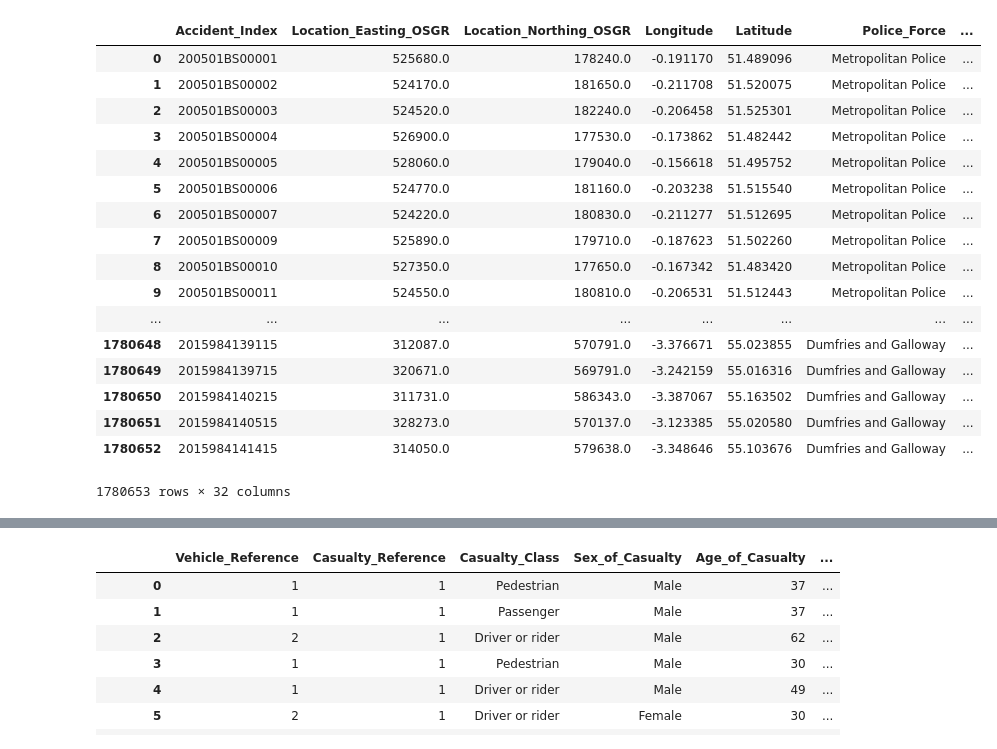
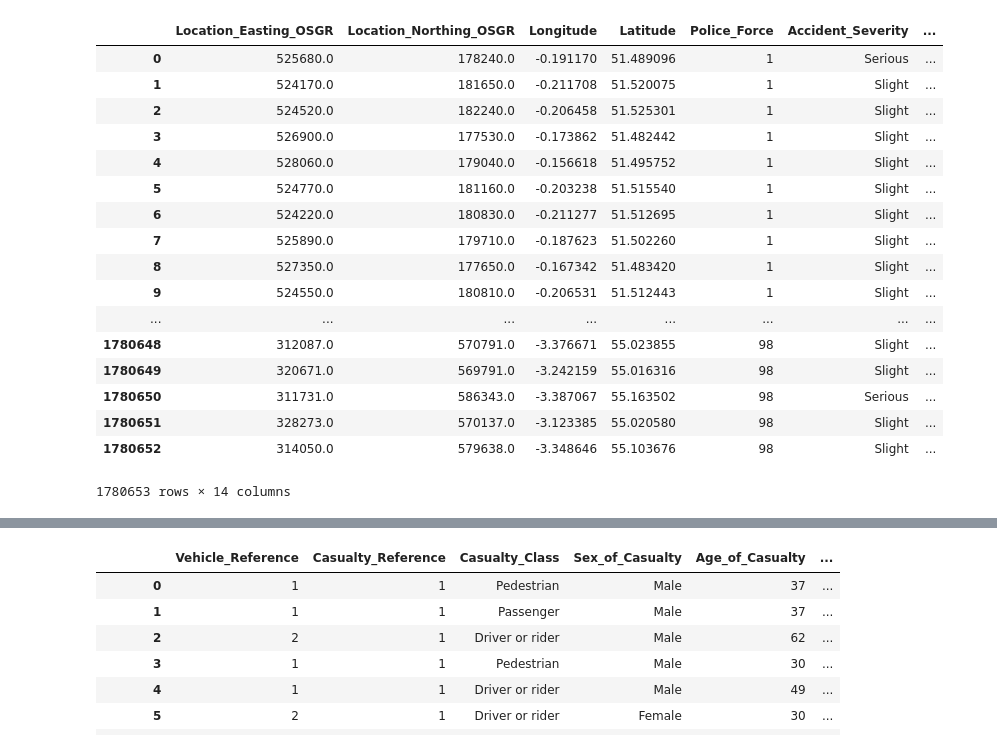
Before and after one commit to am2en/Accidents, a Jupyter notebook: project.ipynb, the cells around one changed output, grey strips where cells are left out. Saved outputs shown, nothing was run; the diff lists cells and outputs as text; code cells hidden in the pictures.

```diff
--- a/project.ipynb
+++ b/project.ipynb
@@ -1,48 +1,48 @@
 # %%
 import pandas as pd
 import matplotlib.pyplot as plt
 import seaborn as sns
 import numpy as np
 
 
 def get_lookupTable(file,code='code',label='label'):
     lookupTable={}
     df_lookupTable =  pd.read_csv(file)
     for i in range(0, len(df_lookupTable)):
         lookupTable[df_lookupTable.iloc[i][code]]=df_lookupTable.iloc[i][label]
     return lookupTable
 
 
-df_Accidents  = pd.read_csv('data/Accidents0515.csv' )
-df_Accidents['Police_Force'].replace(get_lookupTable('data/lookup/Police_Force.csv'), inplace=True)
+df_Accidents  = pd.read_csv('data/Accidents0515.csv' ,usecols=range(1,15) )
+#df_Accidents['Police_Force'].replace(get_lookupTable('data/lookup/Police_Force.csv'), inplace=True)
 df_Accidents['Accident_Severity'].replace(get_lookupTable('data/lookup/Accident_Severity.csv'), inplace=True)
 df_Accidents['Day_of_Week'].replace(get_lookupTable('data/lookup/Day_of_Week.csv'), inplace=True)
-df_Accidents['Local_Authority_(District)'].replace(get_lookupTable('data/lookup/Local_Authority_District.csv'), inplace=True)
-df_Accidents['Local_Authority_(Highway)'].replace(get_lookupTable('data/lookup/Local_Authority_Highway.csv','Code','Label'), inplace=True)
-df_Accidents['Road_Type'].replace(get_lookupTable('data/lookup/Road_Type.csv'), inplace=True)
-df_Accidents['Junction_Detail'].replace(get_lookupTable('data/lookup/Junction_Detail.csv'), inplace=True)
-df_Accidents['Junction_Control'].replace(get_lookupTable('data/lookup/Junction_Control.csv'), inplace=True)
-df_Accidents['2nd_Road_Class'].replace(get_lookupTable('data/lookup/Road_Class.csv'), inplace=True)
-df_Accidents['Light_Conditions'].replace(get_lookupTable('data/lookup/Light_Conditions.csv'), inplace=True)
-df_Accidents['Urban_or_Rural_Area'].replace(get_lookupTable('data/lookup/Urban_Rural.csv'), inplace=True)
-df_Accidents['Did_Police_Officer_Attend_Scene_of_Accident'].replace(get_lookupTable('data/lookup/Police_Officer_Attend.csv'), inplace=True)
+#df_Accidents['Local_Authority_(District)'].replace(get_lookupTable('data/lookup/Local_Authority_District.csv'), inplace=True)
+#df_Accidents['Local_Authority_(Highway)'].replace(get_lookupTable('data/lookup/Local_Authority_Highway.csv','Code','Label'), inplace=True)
+#df_Accidents['Road_Type'].replace(get_lookupTable('data/lookup/Road_Type.csv'), inplace=True)
+#df_Accidents['Junction_Detail'].replace(get_lookupTable('data/lookup/Junction_Detail.csv'), inplace=True)
+#df_Accidents['Junction_Control'].replace(get_lookupTable('data/lookup/Junction_Control.csv'), inplace=True)
+#df_Accidents['2nd_Road_Class'].replace(get_lookupTable('data/lookup/Road_Class.csv'), inplace=True)
+#df_Accidents['Light_Conditions'].replace(get_lookupTable('data/lookup/Light_Conditions.csv'), inplace=True)
+#df_Accidents['Urban_or_Rural_Area'].replace(get_lookupTable('data/lookup/Urban_Rural.csv'), inplace=True)
+#df_Accidents['Did_Police_Officer_Attend_Scene_of_Accident'].replace(get_lookupTable('data/lookup/Police_Officer_Attend.csv'), inplace=True)
 df_Accidents
 # %% [output]
-|  | Accident_Index | Location_Easting_OSGR | Location_Northing_OSGR | Longitude | Latitude | Police_Force | ... |
-| 0 | 200501BS00001 | 525680.0 | 178240.0 | -0.191170 | 51.489096 | Metropolitan Police | ... |
-| 1 | 200501BS00002 | 524170.0 | 181650.0 | -0.211708 | 51.520075 | Metropolitan Police | ... |
-| 2 | 200501BS00003 | 524520.0 | 182240.0 | -0.206458 | 51.525301 | Metropolitan Police | ... |
-| 3 | 200501BS00004 | 526900.0 | 177530.0 | -0.173862 | 51.482442 | Metropolitan Police | ... |
-| 4 | 200501BS00005 | 528060.0 | 179040.0 | -0.156618 | 51.495752 | Metropolitan Police | ... |
-| 5 | 200501BS00006 | 524770.0 | 181160.0 | -0.203238 | 51.515540 | Metropolitan Police | ... |
-| 6 | 200501BS00007 | 524220.0 | 180830.0 | -0.211277 | 51.512695 | Metropolitan Police | ... |
-| 7 | 200501BS00009 | 525890.0 | 179710.0 | -0.187623 | 51.502260 | Metropolitan Police | ... |
-| 8 | 200501BS00010 | 527350.0 | 177650.0 | -0.167342 | 51.483420 | Metropolitan Police | ... |
-| 9 | 200501BS00011 | 524550.0 | 180810.0 | -0.206531 | 51.512443 | Metropolitan Police | ... |
+|  | Location_Easting_OSGR | Location_Northing_OSGR | Longitude | Latitude | Police_Force | Accident_Severity | ... |
+| 0 | 525680.0 | 178240.0 | -0.191170 | 51.489096 | 1 | Serious | ... |
+| 1 | 524170.0 | 181650.0 | -0.211708 | 51.520075 | 1 | Slight | ... |
+| 2 | 524520.0 | 182240.0 | -0.206458 | 51.525301 | 1 | Slight | ... |
+| 3 | 526900.0 | 177530.0 | -0.173862 | 51.482442 | 1 | Slight | ... |
+| 4 | 528060.0 | 179040.0 | -0.156618 | 51.495752 | 1 | Slight | ... |
+| 5 | 524770.0 | 181160.0 | -0.203238 | 51.515540 | 1 | Slight | ... |
+| 6 | 524220.0 | 180830.0 | -0.211277 | 51.512695 | 1 | Slight | ... |
+| 7 | 525890.0 | 179710.0 | -0.187623 | 51.502260 | 1 | Slight | ... |
+| 8 | 527350.0 | 177650.0 | -0.167342 | 51.483420 | 1 | Slight | ... |
+| 9 | 524550.0 | 180810.0 | -0.206531 | 51.512443 | 1 | Slight | ... |
 | ... | ... | ... | ... | ... | ... | ... | ... |
-| 1780648 | 2015984139115 | 312087.0 | 570791.0 | -3.376671 | 55.023855 | Dumfries and Galloway | ... |
-| 1780649 | 2015984139715 | 320671.0 | 569791.0 | -3.242159 | 55.016316 | Dumfries and Galloway | ... |
-| 1780650 | 2015984140215 | 311731.0 | 586343.0 | -3.387067 | 55.163502 | Dumfries and Galloway | ... |
-| 1780651 | 2015984140515 | 328273.0 | 570137.0 | -3.123385 | 55.020580 | Dumfries and Galloway | ... |
-| 1780652 | 2015984141415 | 314050.0 | 579638.0 | -3.348646 | 55.103676 | Dumfries and Galloway | ... |
+| 1780648 | 312087.0 | 570791.0 | -3.376671 | 55.023855 | 98 | Slight | ... |
+| 1780649 | 320671.0 | 569791.0 | -3.242159 | 55.016316 | 98 | Slight | ... |
+| 1780650 | 311731.0 | 586343.0 | -3.387067 | 55.163502 | 98 | Serious | ... |
+| 1780651 | 328273.0 | 570137.0 | -3.123385 | 55.020580 | 98 | Slight | ... |
+| 1780652 | 314050.0 | 579638.0 | -3.348646 | 55.103676 | 98 | Slight | ... |
-1780653 rows × 32 columns
+1780653 rows × 14 columns
```
Also changed, not shown: parts of 6 cells of this notebook.
